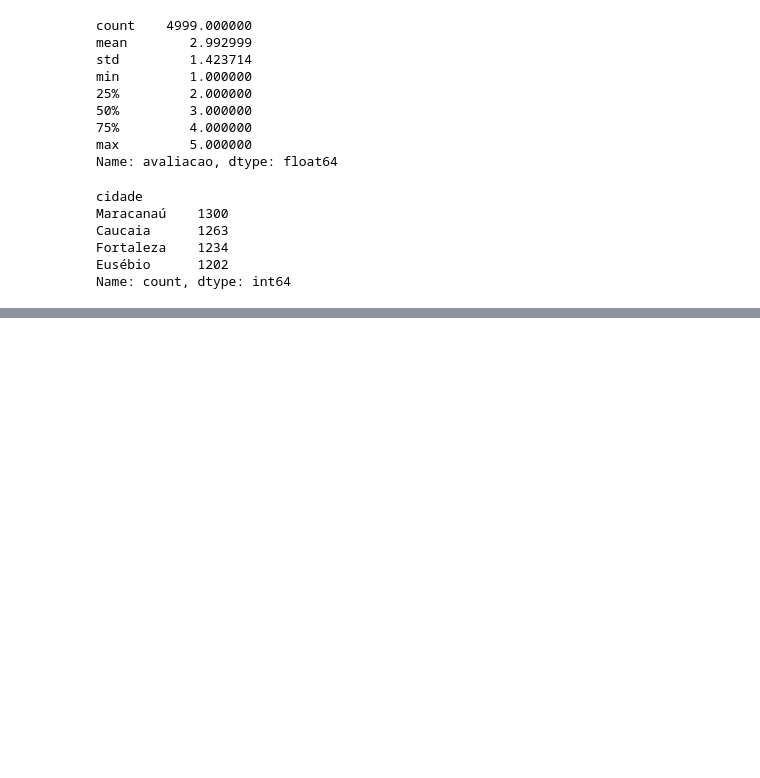
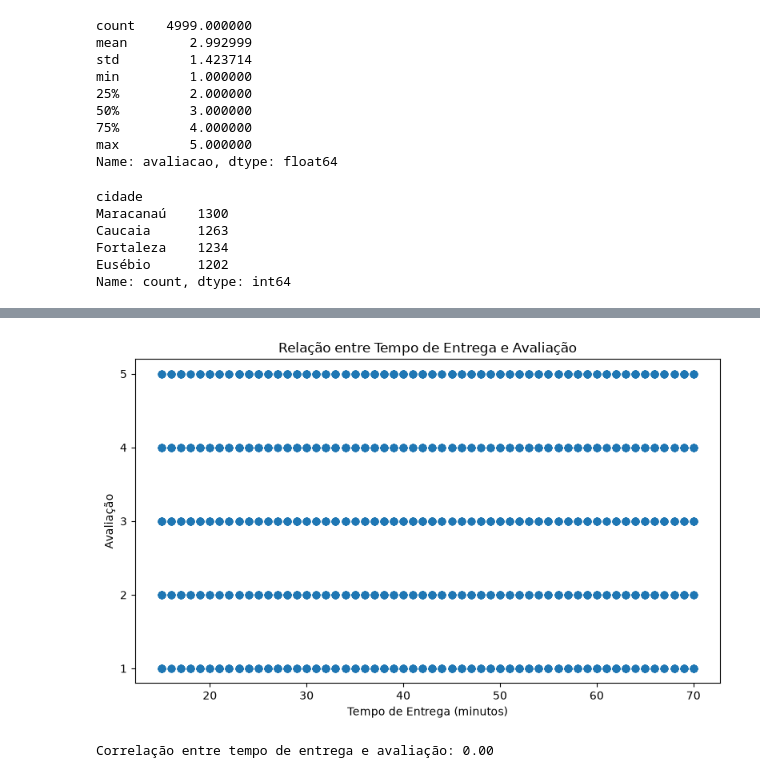
Before and after one commit to jlsnogueira247/FoodInsights, a Jupyter notebook: notebooks/analise_pedidos.ipynb, the cells around one changed output, grey strips where cells are left out. Drawn from its saved outputs; the diff is of its cells as text; code cells hidden in the pictures; blank space fills up the shorter version.

```diff
--- a/notebooks/analise_pedidos.ipynb
+++ b/notebooks/analise_pedidos.ipynb
@@ -145,0 +290,8 @@ Name: count, dtype: int64
+# %%
+df["faixa_tempo"] = pd.cut(
+    df["tempo_entrega_min"],
+    bins=[0, 30, 45, 60, 75],
+    labels=["Até 30 min", "31–45 min", "46–60 min", "Mais de 60 min"]
+)
+
+df.groupby("faixa_tempo", observed=True)["avaliacao"].mean()
@@ -145,0 +364,24 @@ Name: count, dtype: int64
+# %%
+plt.figure(figsize=(8, 5))
+
+plt.scatter(
+    df["tempo_entrega_min"],
+    df["avaliacao"],
+    alpha=0.5
+)
+
+plt.title("Relação entre Tempo de Entrega e Avaliação")
+plt.xlabel("Tempo de Entrega (minutos)")
+plt.ylabel("Avaliação")
+plt.yticks([1, 2, 3, 4, 5])
+
+plt.tight_layout()
+plt.show()
+# %% [output]
+[figure, added]
+# %%
+correlacao = df["tempo_entrega_min"].corr(df["avaliacao"])
+
+print(f"Correlação entre tempo de entrega e avaliação: {correlacao:.2f}")
+# %% [output]
+Correlação entre tempo de entrega e avaliação: 0.00
```
Also changed, not shown: parts of 34 cells of this notebook.
